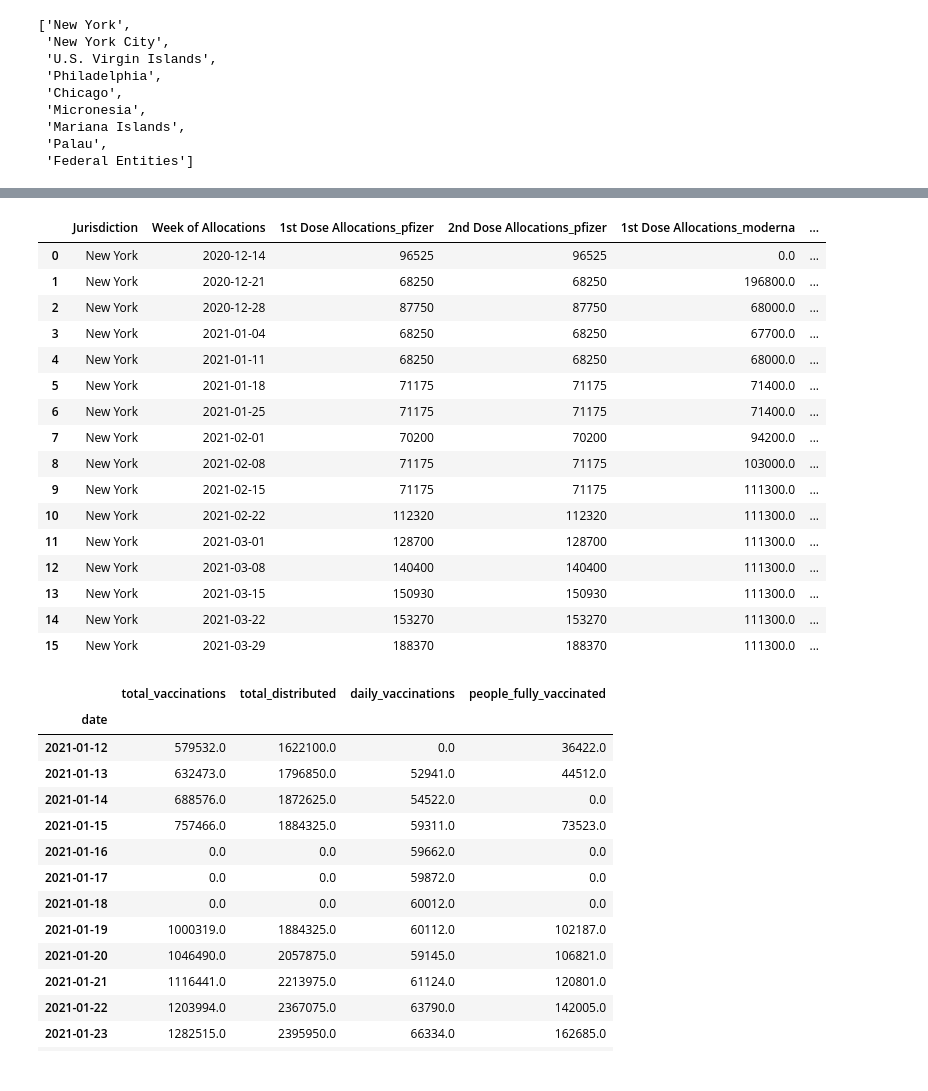
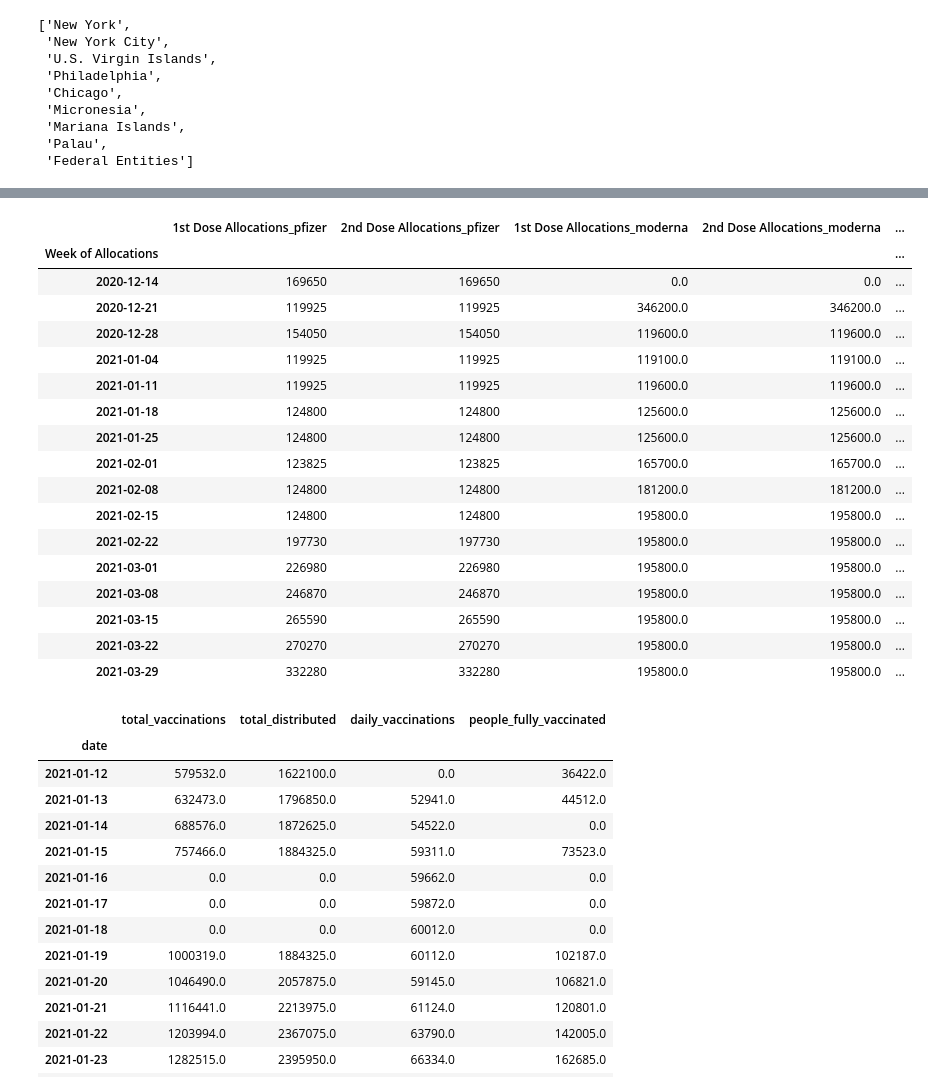
Before and after one commit to curtishiga/covid19_vaccinations, a Jupyter notebook: Untitled.ipynb, the cells around one changed output, grey strips where cells are left out. Saved outputs shown, nothing was run; the diff lists cells and outputs as text; code cells hidden in the pictures.

```diff
--- a/Untitled.ipynb
+++ b/Untitled.ipynb
@@ -395,6 +413,6 @@ ny_joined.fillna(0, inplace = True)
 # %%
 # Add column of 1st dose allocations
-ny_joined['1st_dose_sum'] = ny_joined[['1st Dose Allocations_pfizer', '1st Dose Allocations_moderna', '1st Dose Allocations']].sum(axis = 1)
+total_ny['1st_dose_sum'] = total_ny[['1st Dose Allocations_pfizer', '1st Dose Allocations_moderna', '1st Dose Allocations']].sum(axis = 1)
 # %%
 # Add column of 1st and 2nd dose allocations
-ny_joined['total_dose_sum'] = ny_joined.loc[:,'1st Dose Allocations_pfizer':'1st Dose Allocations'].sum(axis = 1)
+total_ny['total_dose_sum'] = total_ny.loc[:,'1st Dose Allocations_pfizer':'1st Dose Allocations'].sum(axis = 1)
@@ -404,23 +419,28 @@ ny_joined['total_dose_sum_rolled'] = ny_joined['total_dose_sum'].cumsum()
-# %%
-ny_joined
-# %% [output]
-|  | Jurisdiction | Week of Allocations | 1st Dose Allocations_pfizer | 2nd Dose Allocations_pfizer | 1st Dose Allocations_moderna | ... |
-| 0 | New York | 2020-12-14 | 96525 | 96525 | 0.0 | ... |
-| 1 | New York | 2020-12-21 | 68250 | 68250 | 196800.0 | ... |
-| 2 | New York | 2020-12-28 | 87750 | 87750 | 68000.0 | ... |
-| 3 | New York | 2021-01-04 | 68250 | 68250 | 67700.0 | ... |
-| 4 | New York | 2021-01-11 | 68250 | 68250 | 68000.0 | ... |
-| 5 | New York | 2021-01-18 | 71175 | 71175 | 71400.0 | ... |
-| 6 | New York | 2021-01-25 | 71175 | 71175 | 71400.0 | ... |
-| 7 | New York | 2021-02-01 | 70200 | 70200 | 94200.0 | ... |
-| 8 | New York | 2021-02-08 | 71175 | 71175 | 103000.0 | ... |
-| 9 | New York | 2021-02-15 | 71175 | 71175 | 111300.0 | ... |
-| 10 | New York | 2021-02-22 | 112320 | 112320 | 111300.0 | ... |
-| 11 | New York | 2021-03-01 | 128700 | 128700 | 111300.0 | ... |
-| 12 | New York | 2021-03-08 | 140400 | 140400 | 111300.0 | ... |
-| 13 | New York | 2021-03-15 | 150930 | 150930 | 111300.0 | ... |
-| 14 | New York | 2021-03-22 | 153270 | 153270 | 111300.0 | ... |
-| 15 | New York | 2021-03-29 | 188370 | 188370 | 111300.0 | ... |
+# %%
+# Calculate cumulative sum of allocated vaccines in New York to compare to us_vacc
+total_ny['1st_dose_sum_rolled'] = total_ny['1st_dose_sum'].cumsum()
+total_ny['total_dose_sum_rolled'] = total_ny['total_dose_sum'].cumsum()
+# %%
+total_ny
+# %% [output]
+|  | 1st Dose Allocations_pfizer | 2nd Dose Allocations_pfizer | 1st Dose Allocations_moderna | 2nd Dose Allocations_moderna | ... |
+| Week of Allocations |  |  |  |  | ... |
+| 2020-12-14 | 169650 | 169650 | 0.0 | 0.0 | ... |
+| 2020-12-21 | 119925 | 119925 | 346200.0 | 346200.0 | ... |
+| 2020-12-28 | 154050 | 154050 | 119600.0 | 119600.0 | ... |
+| 2021-01-04 | 119925 | 119925 | 119100.0 | 119100.0 | ... |
+| 2021-01-11 | 119925 | 119925 | 119600.0 | 119600.0 | ... |
+| 2021-01-18 | 124800 | 124800 | 125600.0 | 125600.0 | ... |
+| 2021-01-25 | 124800 | 124800 | 125600.0 | 125600.0 | ... |
+| 2021-02-01 | 123825 | 123825 | 165700.0 | 165700.0 | ... |
+| 2021-02-08 | 124800 | 124800 | 181200.0 | 181200.0 | ... |
+| 2021-02-15 | 124800 | 124800 | 195800.0 | 195800.0 | ... |
+| 2021-02-22 | 197730 | 197730 | 195800.0 | 195800.0 | ... |
+| 2021-03-01 | 226980 | 226980 | 195800.0 | 195800.0 | ... |
+| 2021-03-08 | 246870 | 246870 | 195800.0 | 195800.0 | ... |
+| 2021-03-15 | 265590 | 265590 | 195800.0 | 195800.0 | ... |
+| 2021-03-22 | 270270 | 270270 | 195800.0 | 195800.0 | ... |
+| 2021-03-29 | 332280 | 332280 | 195800.0 | 195800.0 | ... |
 # %%
 nys_total_vacc.head(15)
 # %% [output]
```
Also changed, not shown: parts of 22 cells of this notebook.
